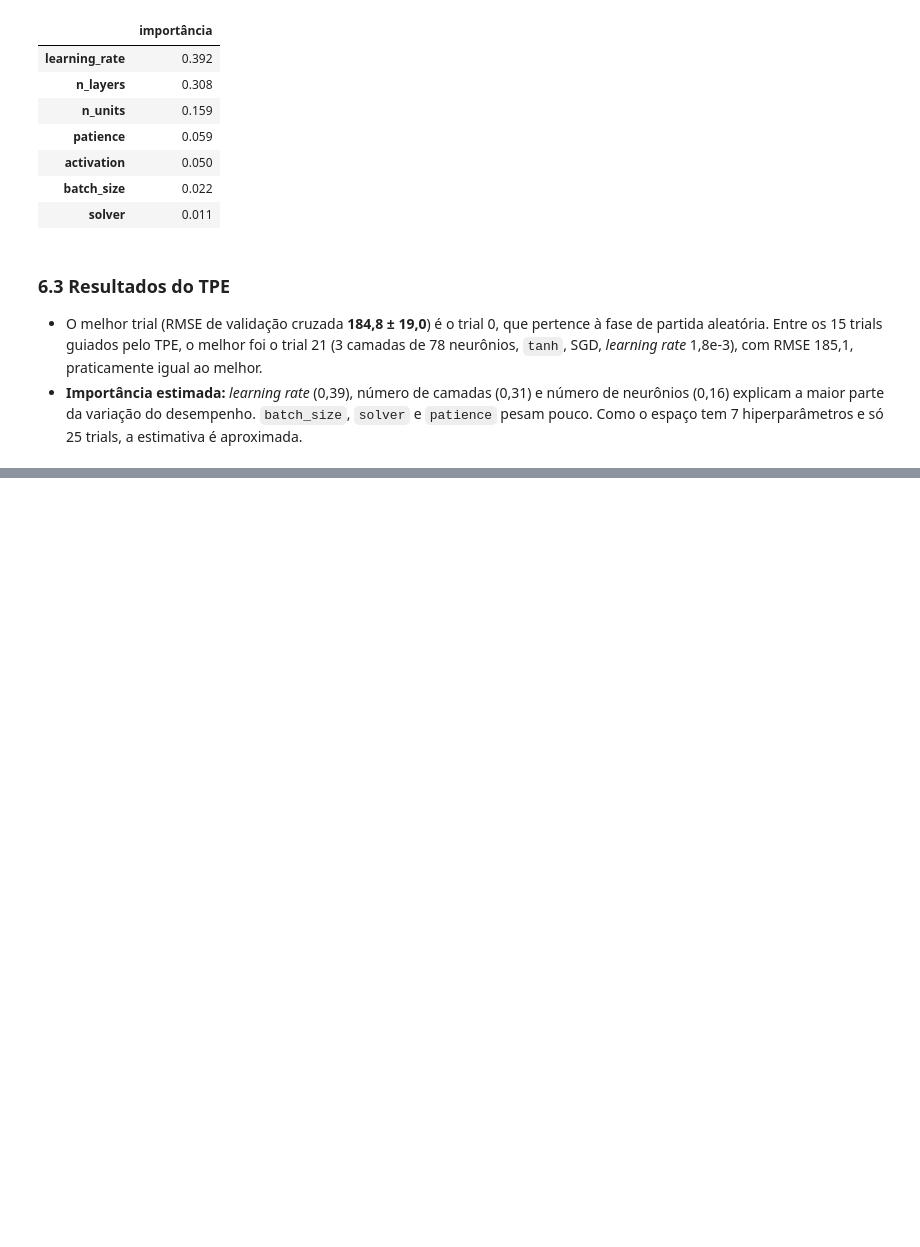
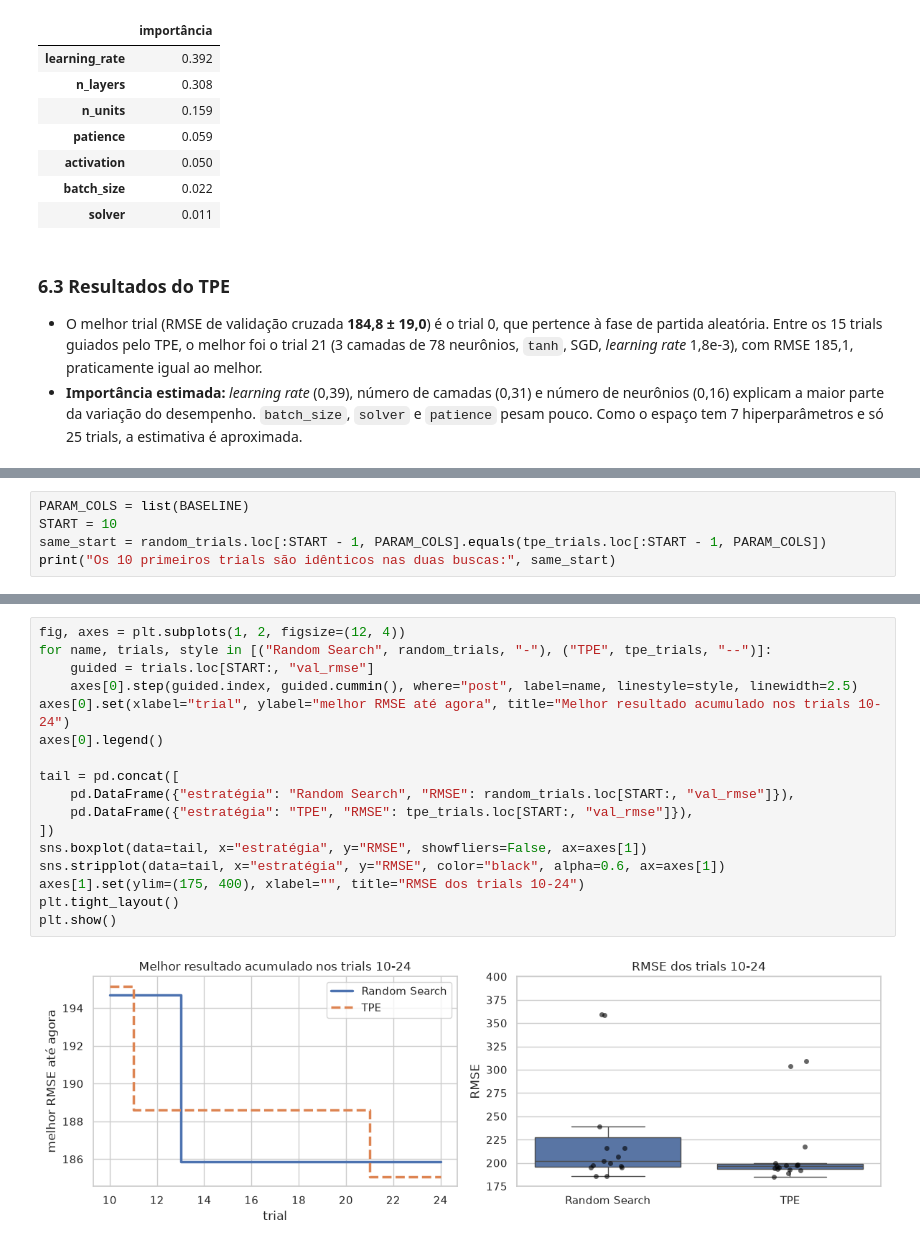
Before and after one commit to Gaalbu/Mlp-Som-Seoul-bike-renting, a Jupyter notebook: mlp_seoul_bike.ipynb, the cells around one changed output, grey strips where cells are left out. Cells and saved outputs as stored; diff of their text form; blank space fills up the shorter version.

Commit message:
feat: compara Random Search e TPE nos trials guiados

```diff
--- a/mlp_seoul_bike.ipynb
+++ b/mlp_seoul_bike.ipynb
@@ -515,0 +520,5 @@ importances.sort_values(ascending=False).round(3).to_frame("importância")
+# %%
+PARAM_COLS = list(BASELINE)
+START = 10
+same_start = random_trials.loc[:START - 1, PARAM_COLS].equals(tpe_trials.loc[:START - 1, PARAM_COLS])
+print("Os 10 primeiros trials são idênticos nas duas buscas:", same_start)
@@ -515,0 +549,19 @@ importances.sort_values(ascending=False).round(3).to_frame("importância")
+# %%
+fig, axes = plt.subplots(1, 2, figsize=(12, 4))
+for name, trials, style in [("Random Search", random_trials, "-"), ("TPE", tpe_trials, "--")]:
+    guided = trials.loc[START:, "val_rmse"]
+    axes[0].step(guided.index, guided.cummin(), where="post", label=name, linestyle=style, linewidth=2.5)
+axes[0].set(xlabel="trial", ylabel="melhor RMSE até agora", title="Melhor resultado acumulado nos trials 10-24")
+axes[0].legend()
+
+tail = pd.concat([
+    pd.DataFrame({"estratégia": "Random Search", "RMSE": random_trials.loc[START:, "val_rmse"]}),
+    pd.DataFrame({"estratégia": "TPE", "RMSE": tpe_trials.loc[START:, "val_rmse"]}),
+])
+sns.boxplot(data=tail, x="estratégia", y="RMSE", showfliers=False, ax=axes[1])
+sns.stripplot(data=tail, x="estratégia", y="RMSE", color="black", alpha=0.6, ax=axes[1])
+axes[1].set(ylim=(175, 400), xlabel="", title="RMSE dos trials 10-24")
+plt.tight_layout()
+plt.show()
+# %% [output]
+[figure, added]
```
Also changed, not shown: parts of 4 cells of this notebook.
